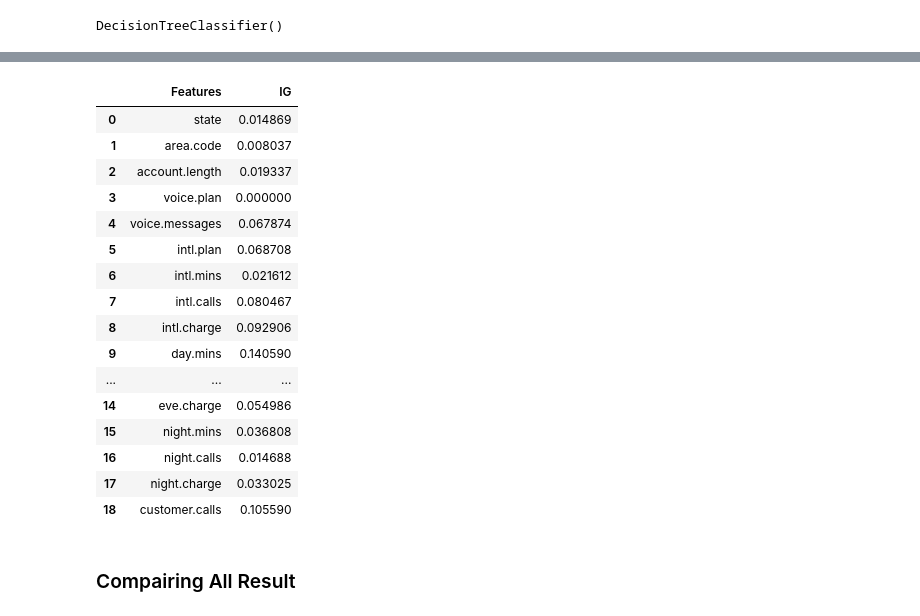
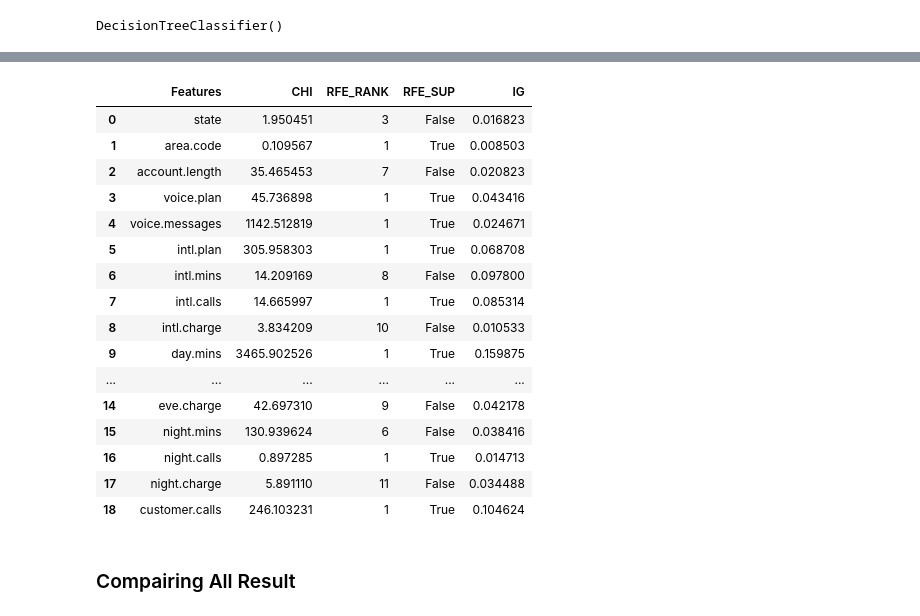
Before and after one commit to kunal-mallick/Churn_Prediction, a Jupyter notebook: Feature Engineering & Feature Extraction/Feature.ipynb, the cells around one changed output, grey strips where cells are left out. Drawn from its saved outputs; the diff is of its cells as text; code cells hidden in the pictures.

```diff
--- a/Feature Engineering & Feature Extraction/Feature.ipynb
+++ b/Feature Engineering & Feature Extraction/Feature.ipynb
@@ -310,25 +310,28 @@ array([0.01486926, 0.00803742, 0.01933735, 0.        , 0.06787434,
 # %%
 imp_cols = pd.DataFrame({
     'Features' : x.columns,
+    'CHI' : test.scores_,
+    'RFE_RANK' : rfe.ranking_,
+    'RFE_SUP' : rfe.get_support(),
     'IG' : dt.feature_importances_
 })
 
 imp_cols
 # %% [output]
-|  | Features | IG |
-| 0 | state | 0.014869 |
-| 1 | area.code | 0.008037 |
-| 2 | account.length | 0.019337 |
-| 3 | voice.plan | 0.000000 |
-| 4 | voice.messages | 0.067874 |
-| 5 | intl.plan | 0.068708 |
-| 6 | intl.mins | 0.021612 |
-| 7 | intl.calls | 0.080467 |
-| 8 | intl.charge | 0.092906 |
-| 9 | day.mins | 0.140590 |
-| ... | ... | ... |
-| 14 | eve.charge | 0.054986 |
-| 15 | night.mins | 0.036808 |
-| 16 | night.calls | 0.014688 |
-| 17 | night.charge | 0.033025 |
-| 18 | customer.calls | 0.105590 |
+|  | Features | CHI | RFE_RANK | RFE_SUP | IG |
+| 0 | state | 1.950451 | 3 | False | 0.016823 |
+| 1 | area.code | 0.109567 | 1 | True | 0.008503 |
+| 2 | account.length | 35.465453 | 7 | False | 0.020823 |
+| 3 | voice.plan | 45.736898 | 1 | True | 0.043416 |
+| 4 | voice.messages | 1142.512819 | 1 | True | 0.024671 |
+| 5 | intl.plan | 305.958303 | 1 | True | 0.068708 |
+| 6 | intl.mins | 14.209169 | 8 | False | 0.097800 |
+| 7 | intl.calls | 14.665997 | 1 | True | 0.085314 |
+| 8 | intl.charge | 3.834209 | 10 | False | 0.010533 |
+| 9 | day.mins | 3465.902526 | 1 | True | 0.159875 |
+| ... | ... | ... | ... | ... | ... |
+| 14 | eve.charge | 42.697310 | 9 | False | 0.042178 |
+| 15 | night.mins | 130.939624 | 6 | False | 0.038416 |
+| 16 | night.calls | 0.897285 | 1 | True | 0.014713 |
+| 17 | night.charge | 5.891110 | 11 | False | 0.034488 |
+| 18 | customer.calls | 246.103231 | 1 | True | 0.104624 |
```
Also changed, not shown: parts of 3 cells of this notebook, 1 other file.
